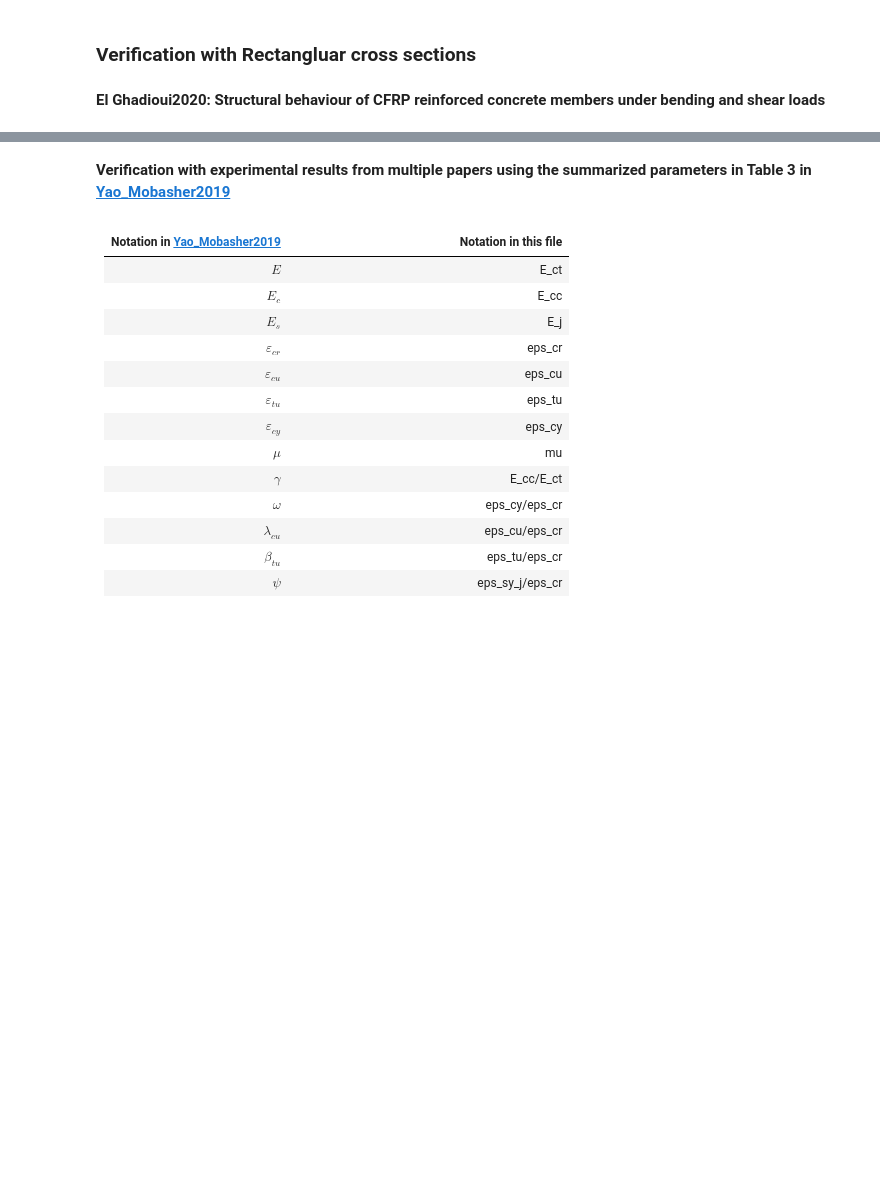
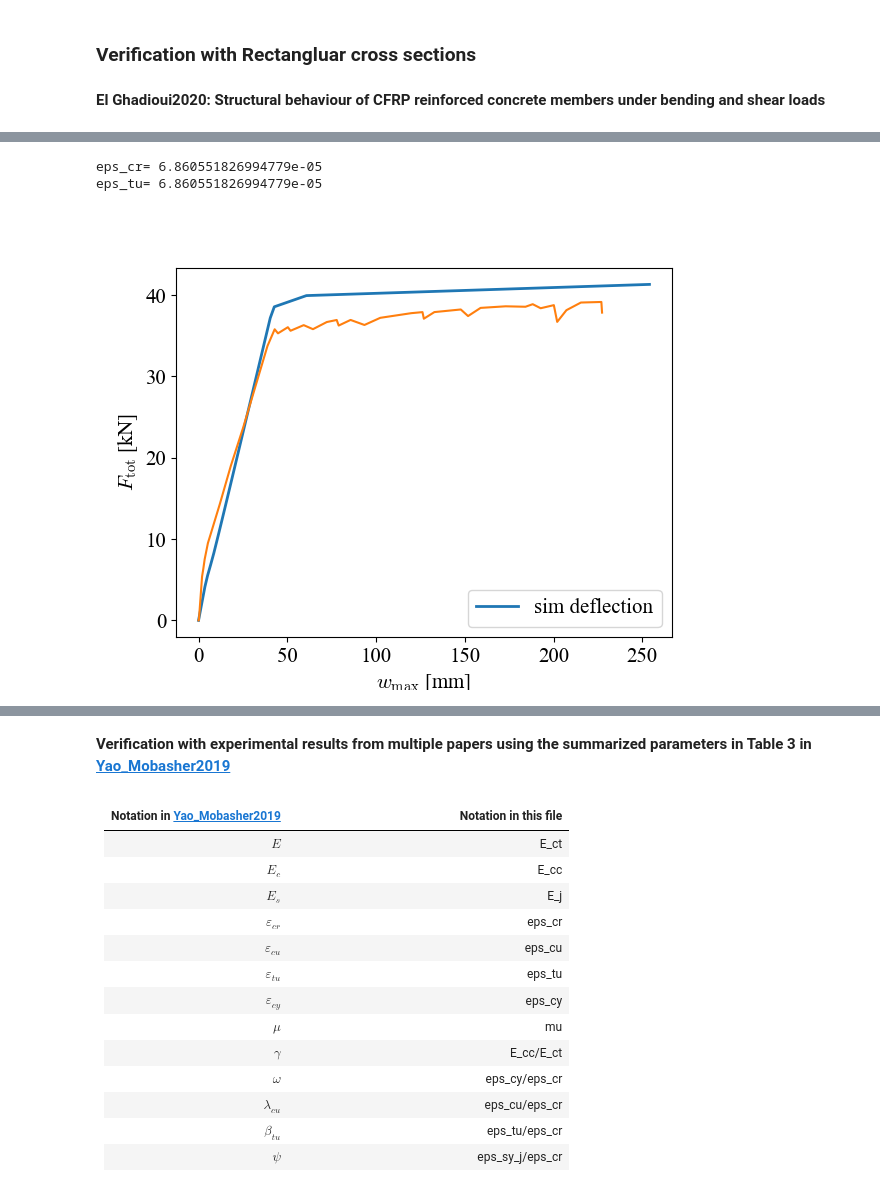
Before and after one commit to bmcs-group/bmcs_beam, a Jupyter notebook: notebooks/deflection/deflection_verification/deflection_profile_verification.ipynb, the cells around one changed output, grey strips where cells are left out. Drawn from its saved outputs; the diff is of its cells as text; code cells hidden in the pictures; blank space fills up the shorter version.

```diff
--- a/notebooks/deflection/deflection_verification/deflection_profile_verification.ipynb
+++ b/notebooks/deflection/deflection_verification/deflection_profile_verification.ipynb
@@ -177,44 +162,13 @@ fig.show()
 # %%
-# Beam B-M-S-K1 - Steel Bars
+# Beam B-M-S-K1 - Steel Bars (C 50/60)
 
-excel_file = join('../verification_data/el_ghadioui2020', 'fig_3.xlsx')
-data = pd.read_excel(excel_file, engine='openpyxl')
+data = get_data_ghadioui()
 ver_data = [data['B-M-S-K1_deflection'], data['B-M-S-K1_load']]
 
-# C 50/60
-
-E = 33525
-
-mc = MKappa(low_kappa = 0, high_kappa = 0.00017)
-
-mc.cs_design.matrix='EC2'
-mc.cs_design.matrix_.trait_set(
-        E_cc=E,
-        E_ct=E,
-        eps_cr=0.00006,
-        eps_tu= 0.00006,
-        mu=0.0,
-        f_cm = f_cm
-    )
-
-mc.cross_section_shape_.B = 400
-mc.cross_section_shape_.H = 200
-
-bl1 = ReinfLayer(name='steel_layer', z=19, A=4 * np.pi * (12/2)**2, matmod='steel')
-bl1.matmod_.trait_set(E_s=200000, f_sy=500)
-mc.cross_section_layout.add_layer(bl1)
-
-dp = DeflectionProfile(mc=mc)
-
-dp.beam_design.system = '4pb'
-dp.beam_design.system_.L = 4700
-dp.beam_design.system_.L_F = 1925
+dp = make_simulation(high_kappa=0.00017,E=33525,f_cm=64.4,f_ctm=(0.5*4.6),mu=0.0,B=400,H=200,
+                     material='steel',z=19,A=(4 * np.pi * (12/2)**2),E_reinforcement=200000,f_sy=500,
+                     system='4pb',L=4700,L_F=1925)
 
 fig, (ax1) = plt.subplots()
 plot_fw_ver_on_ax(ax1, dp, ver_data)
-fig.show()
-
-# plot_fw_ver_on_ax(ax_el, dp, ver_data)
-
-# dp.interact()
 # %% [output]
@@ -222 +175,4 @@ fig.show()
+eps_cr= 6.860551826994779e-05
+eps_tu= 6.860551826994779e-05
+[figure, added]
 # %%
```
Also changed, not shown: parts of 14 cells of this notebook, 1 other file.
